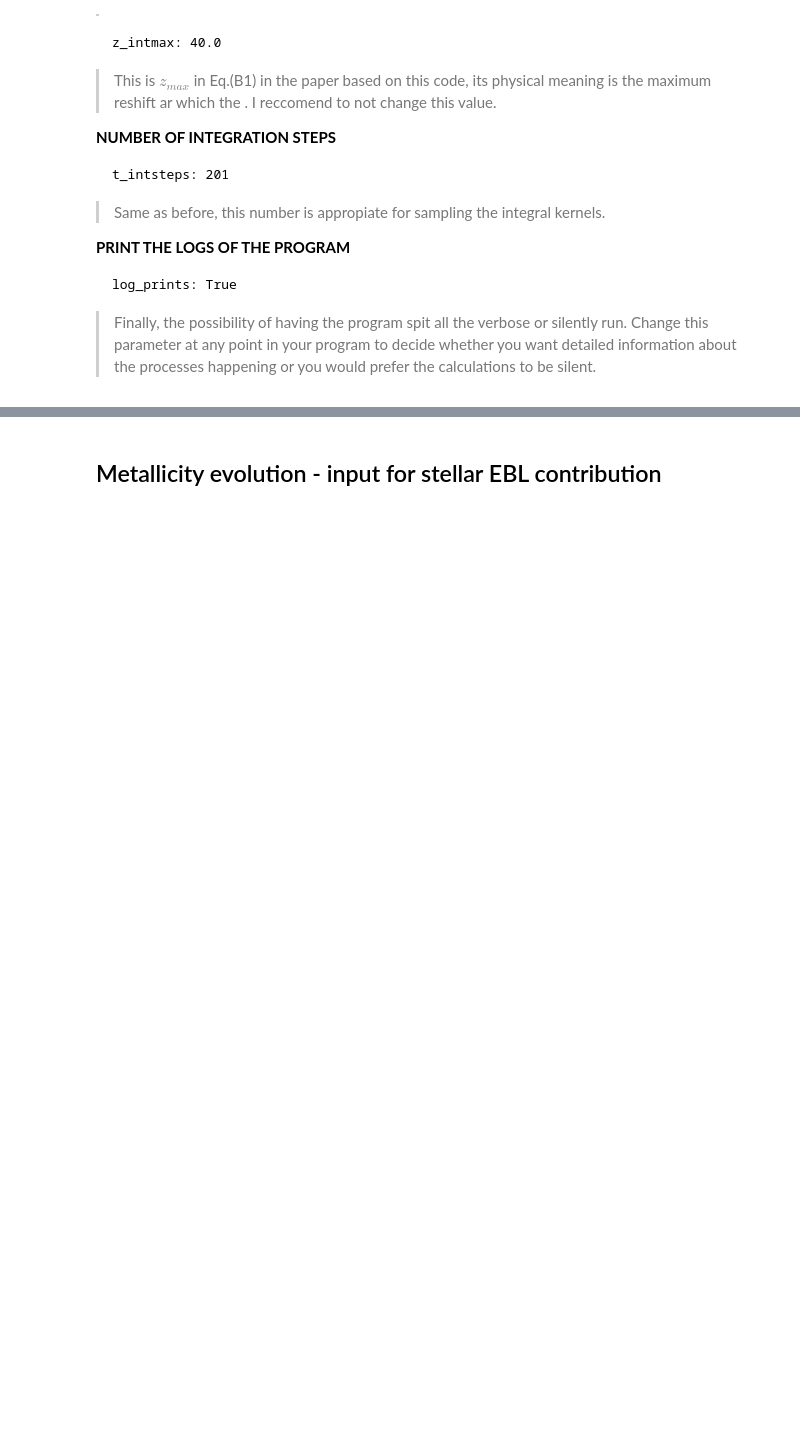
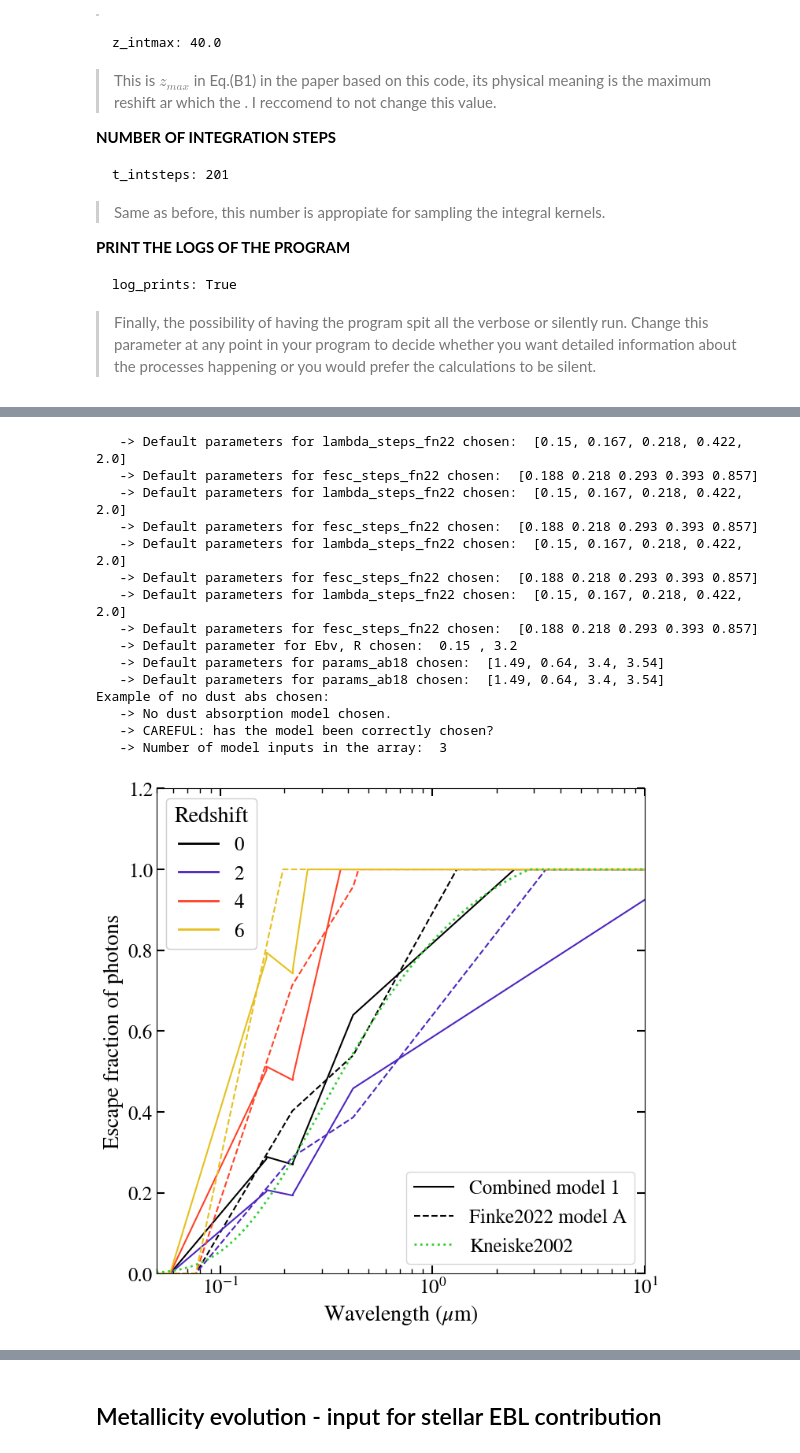
Before and after one commit to axion-alp-dm/EBL_calculation, a Jupyter notebook: notebooks/ebl_inputs.ipynb, the cells around one changed output, grey strips where cells are left out. Saved outputs shown, nothing was run; the diff lists cells and outputs as text; code cells hidden in the pictures; blank space fills up the shorter version.

```diff
--- a/notebooks/ebl_inputs.ipynb
+++ b/notebooks/ebl_inputs.ipynb
@@ -322,44 +396,65 @@ color = []
 for ni, ii in enumerate(x_zetas):
     if ni == 0:
         color.append( plt.cm.CMRmap(ni / float(len(x_zetas))))
-        plt.plot(x_lambda, 10 ** dust_abs.calculate_dust(x_lambda, z_array=x_zetas[ni], models=['finke2022']),
-                 ls='-', c=color[ni], label='Finke2022 model 1')
-        plt.plot(x_lambda, 10**dust_abs.calculate_dust(x_lambda, z_array=x_zetas[ni], models=['finke2022_2']),
-                 ls='--', c=color[ni], label='Finke2022 model 2')
+        plt.plot(x_lambda, dust_abs.calculate_dust(x_lambda, z_array=x_zetas[ni], models=['comb_model_1']),
+                 ls='-', c=color[ni], label='Combined model 1')
+        plt.plot(x_lambda, dust_abs.calculate_dust(x_lambda, z_array=x_zetas[ni], models=['finke2022']),
+                 ls='--', c=color[ni], label='Finke2022 model A')
 
     else:
         color.append( plt.cm.CMRmap(ni / float(len(x_zetas))))
-        plt.plot(x_lambda, 10 ** dust_abs.calculate_dust(x_lambda, z_array=x_zetas[ni], models=['finke2022']),
+        plt.plot(x_lambda, dust_abs.calculate_dust(x_lambda, z_array=x_zetas[ni], models=['comb_model_1']),
                  ls='-', c=color[ni])
-        plt.plot(x_lambda, 10**dust_abs.calculate_dust(x_lambda, z_array=x_zetas[ni], models=['finke2022_2']),
+        plt.plot(x_lambda, dust_abs.calculate_dust(x_lambda, z_array=x_zetas[ni], models=['finke2022']),
                  ls='--', c=color[ni])
 
 plt.plot(x_lambda, 10 ** dust_abs.kneiske2002(x_lambda, dust_params=[]),
          'limegreen',label='Kneiske2002', ls=':', lw=2)
 
 
 plt.ylabel('Escape fraction of photons')
 plt.xlabel(r'Wavelength ($\mu$m)')
+
 aa = plt.legend()
 bb = plt.legend([plt.Line2D([], [], linewidth=2,
-                       linestyle='-',
-                       color=color[i]) for i in range(len(x_zetas))],
+                       linestyle='-', color=color[i]) for i in range(len(x_zetas))],
                 x_zetas, title='Redshift')
 ax0.add_artist(aa)
 ax0.add_artist(bb)
 
 plt.xscale('log')
+
 plt.ylim(0., 1.2)
 plt.xlim(0.05, 10)
 
+# ----------------------------------------------------------------------------
 plt.figure(figsize=(8, 8))
+
 aaa = np.linspace(0, 6)
+
 plt.plot(aaa, 10 ** dust_abs.abdollahi2018(aaa), label='g(z) in Finke22')
 plt.plot(x_zetas, 10 ** dust_abs.abdollahi2018(x_zetas), 'or', label='Chosen redshifts')
 plt.legend()
 plt.ylabel(r'$g(z) = 10^{-0.4 A(z)}$')
 plt.xlabel('redshift z')
 
 # Example of something that does not work
 print('Example of no dust abs chosen:')
 yyy = dust_abs.calculate_dust(x_lambda, 0, models=['aaa', 'abdollahi2018', 'aaa'])
+# %% [output]
+   -> Default parameters for lambda_steps_fn22 chosen:  [0.15, 0.167, 0.218, 0.422, 2.0]
+   -> Default parameters for fesc_steps_fn22 chosen:  [0.188 0.218 0.293 0.393 0.857]
+   -> Default parameters for lambda_steps_fn22 chosen:  [0.15, 0.167, 0.218, 0.422, 2.0]
+   -> Default parameters for fesc_steps_fn22 chosen:  [0.188 0.218 0.293 0.393 0.857]
+   -> Default parameters for lambda_steps_fn22 chosen:  [0.15, 0.167, 0.218, 0.422, 2.0]
+   -> Default parameters for fesc_steps_fn22 chosen:  [0.188 0.218 0.293 0.393 0.857]
+   -> Default parameters for lambda_steps_fn22 chosen:  [0.15, 0.167, 0.218, 0.422, 2.0]
+   -> Default parameters for fesc_steps_fn22 chosen:  [0.188 0.218 0.293 0.393 0.857]
+   -> Default parameter for Ebv, R chosen:  0.15 , 3.2
+   -> Default parameters for params_ab18 chosen:  [1.49, 0.64, 3.4, 3.54]
+   -> Default parameters for params_ab18 chosen:  [1.49, 0.64, 3.4, 3.54]
+Example of no dust abs chosen:
+   -> No dust absorption model chosen.
+   -> CAREFUL: has the model been correctly chosen?
+   -> Number of model inputs in the array:  3
+[figure, added]
```
Also changed, not shown: parts of 13 cells of this notebook, 3 other files.
